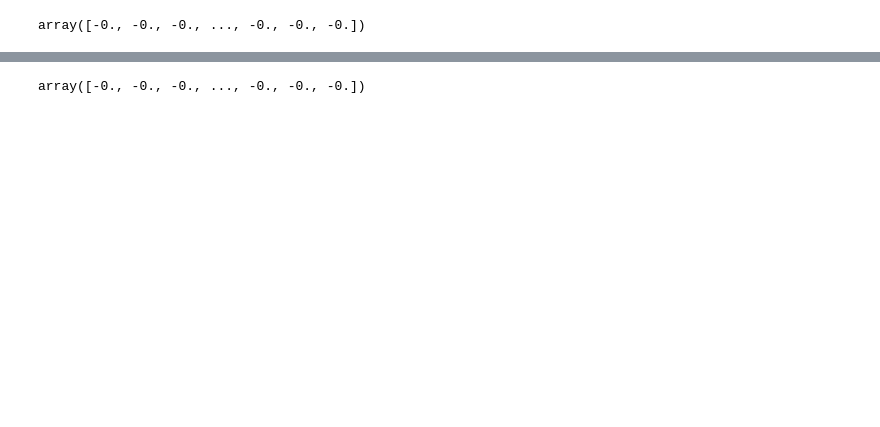
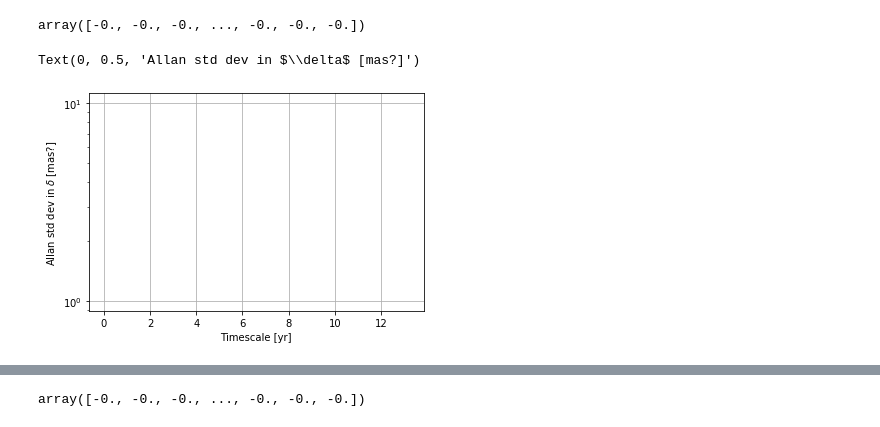
Before and after one commit to verasha/radio-sources, a Jupyter notebook: 1803+784.ipynb, the cells around one changed output, grey strips where cells are left out. Saved outputs shown, nothing was run; the diff lists cells and outputs as text; code cells hidden in the pictures; blank space fills up the shorter version.

```diff
--- a/1803+784.ipynb
+++ b/1803+784.ipynb
@@ -293,7 +294,7 @@ Text(0, 0.5, 'Allan std dev in $\\delta$ [mas?]')
 # %% [markdown]
 # Using weighted mean
 # %%
-def allanoadev_D(y,dates,error,rate):
+def allanoadev_D_WMA(y,dates,error,rate):
 
     # === Parameters ===
 
@@ -318,19 +319,30 @@ def allanoadev_D(y,dates,error,rate):
 
     # Create weights
     weights_std = 1/(error**2)
-    weights_std /= weights_std.sum()
-
-    # Find amount of missing points
-    real_dates = np.arange(start_date,1+end_date,1)
-
-    diff = np.setdiff1d(real_dates,dates)
-    D = len(diff)
+#     weights_std /= weights_std.sum()
 
     # Iterate over values of m
     for k in range(len(m)):
-        # Notice that we use mode=same
-        # For some reason valid only gives 1 result
-        ybar = np.convolve(y,weights_std,'same')
+        print('Current value of m: ', m[k])
+        # Sliding windows
+        left = 0
+        right = m[k]
+        ybar = []
+        D = 0
+        data_sum = 0
+
+        # Check for missing windows
+        while right <= N:
+            data_sum = np.sum(y[left:right])
+
+            if data_sum == 0:
+                D +=1
+            else:
+                ybar.append(np.average(y[left:right], weights=weights_std[left:right]))
+            left += step
+            right += step
+
+        print('Total amount of missing windows: ', D)
 
         # M is the number of times we can move the averaging window from the beginning to the end
         M = len(ybar)
@@ -355,5 +367,5 @@ def allanoadev_D(y,dates,error,rate):
     return tau, allanstd
 # %%
 %%time
-tau_D, allanstd_D = allanoadev_D(df['Dec. (mas)'].values,df['MJD'].values,df['Err. Dec. (mas)'].values,1)
+tau_D, allanstd_D = allanoadev_D_WMA(df['Dec. (mas)'].values,df['MJD'].values,df['Err. Dec. (mas)'].values,1)
 # %% [output]
@@ -362,6 +389,18 @@ Wall time: 3.32 s
+# %%
+tau_year_D = [x/365.242198781 for x in tau_D]
 # %%
 allanstd_D
 # %% [output]
 array([-0., -0., -0., ..., -0., -0., -0.])
+# %%
+plt.plot(tau_year_D, allanstd_D)
+plt.yscale('log')
+# plt.ylim(10**(-1),10**3)
+plt.grid()
+plt.xlabel('Timescale [yr]')
+plt.ylabel('Allan std dev in $\delta$ [mas?]')
+# %% [output]
+Text(0, 0.5, 'Allan std dev in $\\delta$ [mas?]')
+[figure, added]
 # %%
 %%time
```
Also changed, not shown: parts of 12 cells of this notebook, 4 other files.
